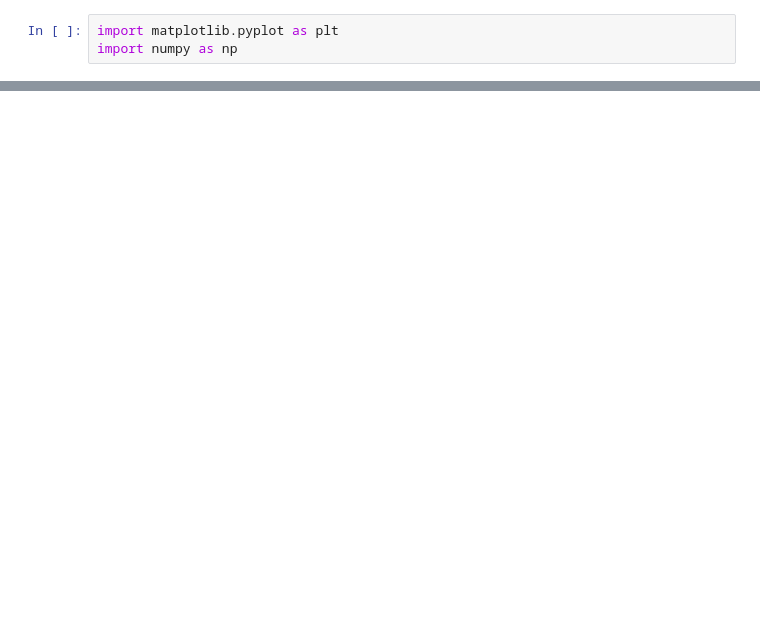
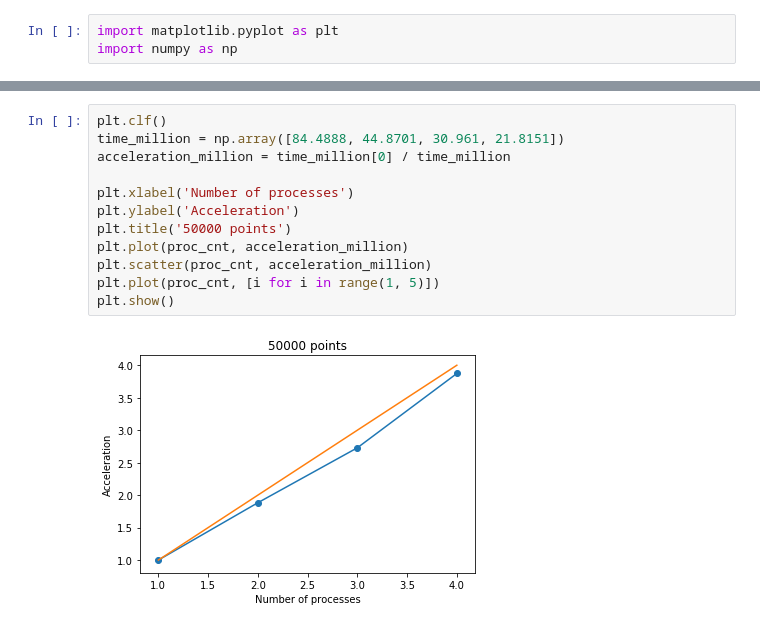
Before and after one commit to kevlarsweetheart/MIPT_paralg, a Jupyter notebook: problem2/task2.ipynb, the cells around one changed output, grey strips where cells are left out. Drawn from its saved outputs; the diff is of its cells as text; blank space fills up the shorter version.

```diff
--- a/problem2/task2.ipynb
+++ b/problem2/task2.ipynb
@@ -31,0 +32,14 @@ plt.show()
+# %%
+plt.clf()
+time_million = np.array([84.4888, 44.8701, 30.961, 21.8151])
+acceleration_million = time_million[0] / time_million
+
+plt.xlabel('Number of processes')
+plt.ylabel('Acceleration')
+plt.title('50000 points')
+plt.plot(proc_cnt, acceleration_million)
+plt.scatter(proc_cnt, acceleration_million)
+plt.plot(proc_cnt, [i for i in range(1, 5)])
+plt.show()
+# %% [output]
+[figure, added]
```
Also changed, not shown: parts of 2 cells of this notebook, 1 other file.
